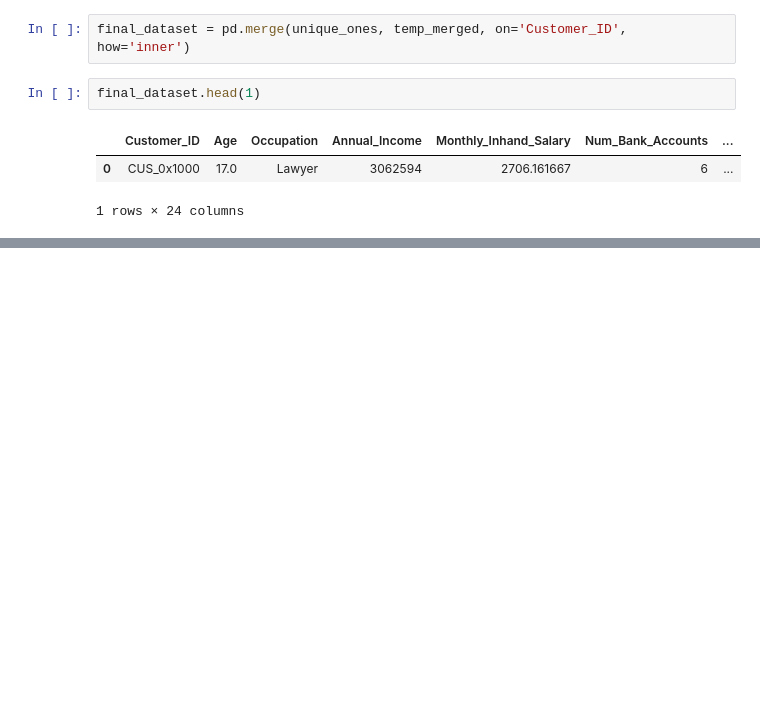
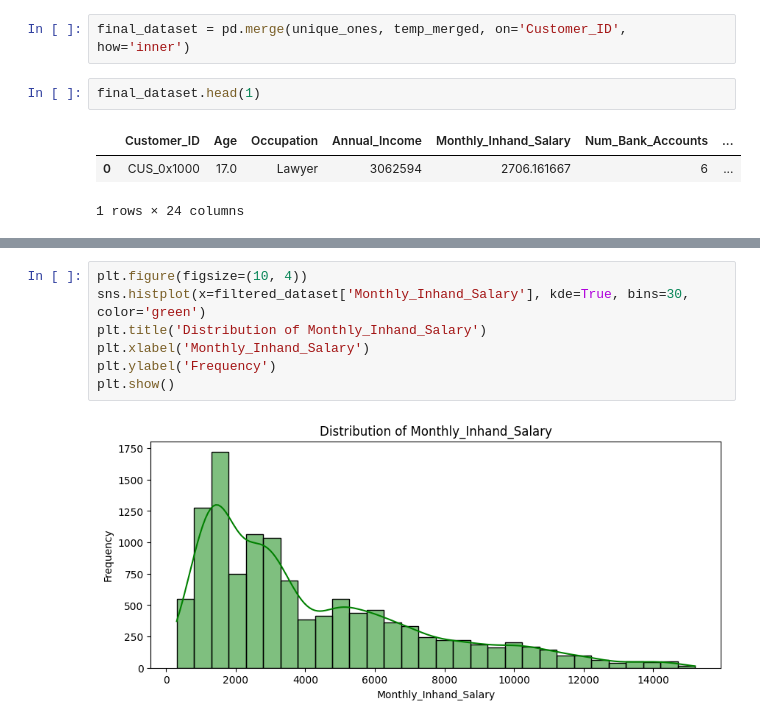
Before and after one commit to Darknight47/Data-Science-Projects-03, a Jupyter notebook: Credit_Scoring_Segmentation.ipynb, the cells around one changed output, grey strips where cells are left out. Drawn from its saved outputs; the diff is of its cells as text; blank space fills up the shorter version.

```diff
--- a/Credit_Scoring_Segmentation.ipynb
+++ b/Credit_Scoring_Segmentation.ipynb
@@ -383,0 +437,9 @@ final_dataset.head(1)
+# %%
+plt.figure(figsize=(10, 4))
+sns.histplot(x=filtered_dataset['Monthly_Inhand_Salary'], kde=True, bins=30, color='green')
+plt.title('Distribution of Monthly_Inhand_Salary')
+plt.xlabel('Monthly_Inhand_Salary')
+plt.ylabel('Frequency')
+plt.show()
+# %% [output]
+[figure, added]
```
Also changed, not shown: parts of 9 cells of this notebook.
